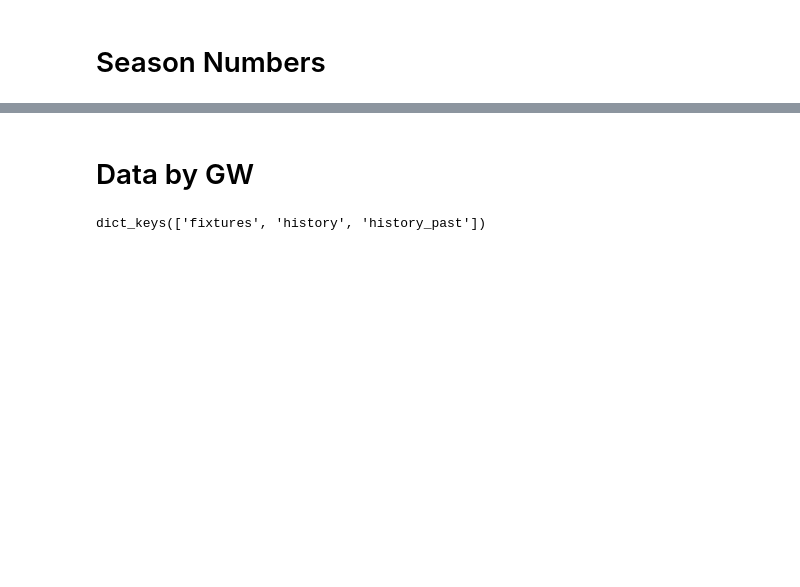
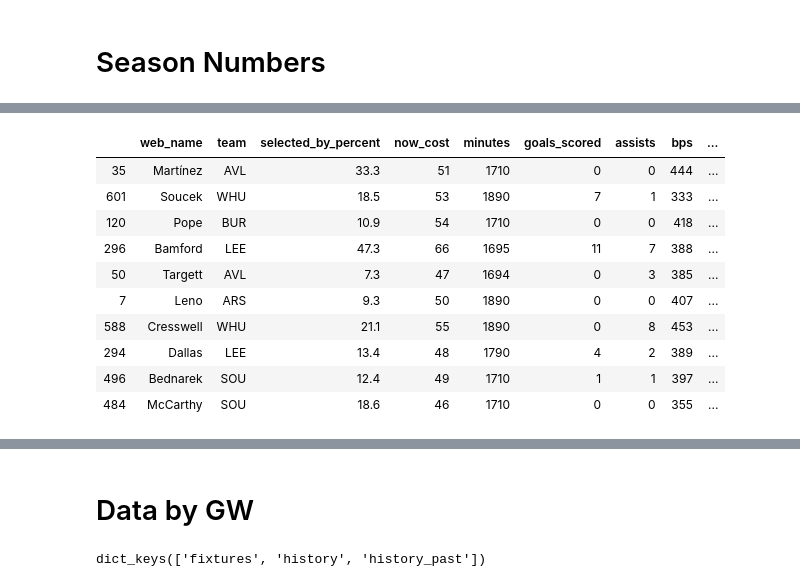
Before and after one commit to tryggviskarp/FPL, a Jupyter notebook: FPLdutl.ipynb, the cells around one changed output, grey strips where cells are left out. Cells and saved outputs as stored; diff of their text form; code cells hidden in the pictures; blank space fills up the shorter version.

```diff
--- a/FPLdutl.ipynb
+++ b/FPLdutl.ipynb
@@ -280,0 +79,14 @@ fwd_df.sort_values('value',ascending=False).head(10)
+# %%
+slim_elements_df.sort_values('ptPerMil',ascending=False).head(10)
+# %% [output]
+|  | web_name | team | selected_by_percent | now_cost | minutes | goals_scored | assists | bps | ... |
+| 35 | Martínez | AVL | 33.3 | 51 | 1710 | 0 | 0 | 444 | ... |
+| 601 | Soucek | WHU | 18.5 | 53 | 1890 | 7 | 1 | 333 | ... |
+| 120 | Pope | BUR | 10.9 | 54 | 1710 | 0 | 0 | 418 | ... |
+| 296 | Bamford | LEE | 47.3 | 66 | 1695 | 11 | 7 | 388 | ... |
+| 50 | Targett | AVL | 7.3 | 47 | 1694 | 0 | 3 | 385 | ... |
+| 7 | Leno | ARS | 9.3 | 50 | 1890 | 0 | 0 | 407 | ... |
+| 588 | Cresswell | WHU | 21.1 | 55 | 1890 | 0 | 8 | 453 | ... |
+| 294 | Dallas | LEE | 13.4 | 48 | 1790 | 4 | 2 | 389 | ... |
+| 496 | Bednarek | SOU | 12.4 | 49 | 1710 | 1 | 1 | 397 | ... |
+| 484 | McCarthy | SOU | 18.6 | 46 | 1710 | 0 | 0 | 355 | ... |
```
Also changed, not shown: parts of 57 cells of this notebook.
